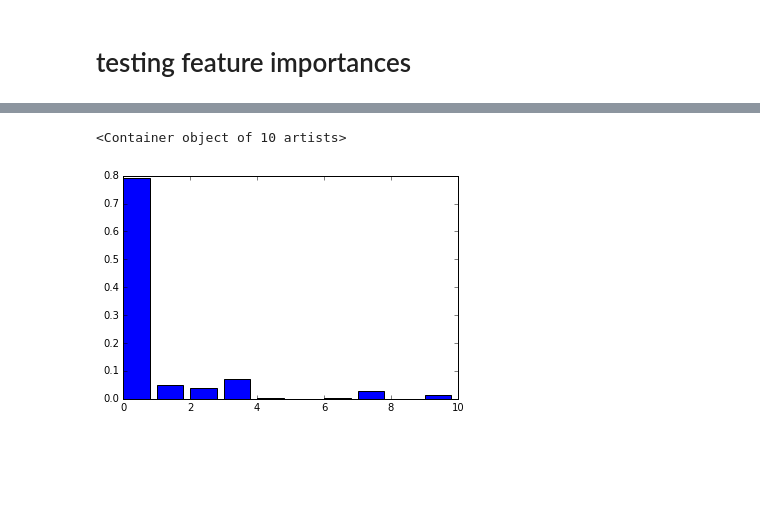
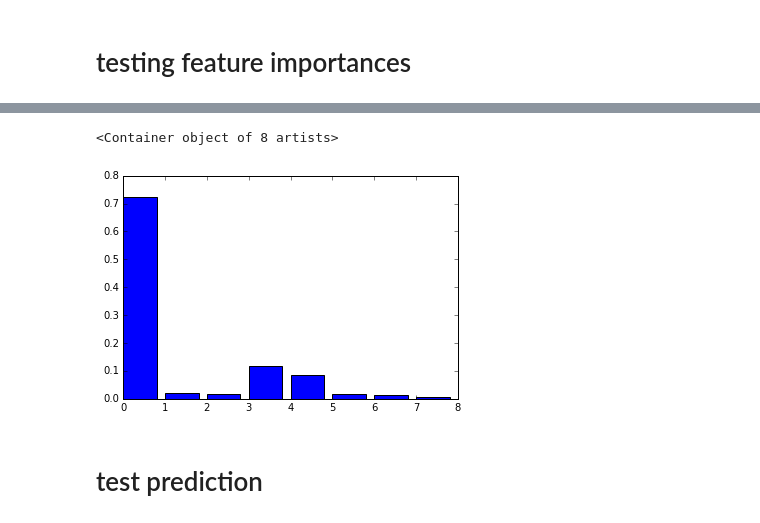
Before and after one commit to seitin/bimbo, a Jupyter notebook: initial_ml.ipynb, the cells around one changed output, grey strips where cells are left out. Saved outputs shown, nothing was run; the diff lists cells and outputs as text; code cells hidden in the pictures; blank space fills up the shorter version.

```diff
--- a/initial_ml.ipynb
+++ b/initial_ml.ipynb
@@ -315,9 +291,13 @@ def train(x, y):
 # %%
 # df.columns
 # %%
-rf = RandomForestRegressor(random_state=401)
+rf = RandomForestRegressor(
+    random_state=401, n_jobs=4,
+                          )
 
-for week in range(3,9):
+for week in range(3,10):
+#     week = 9
+    print('fitting week %s... ' % week,)
 #     df_week = pd.read_csv('input/train_week%s.csv' % week, usecols=['Demanda_uni_equil','Cliente_ID','Agencia_ID','Producto_ID','Ruta_SAK','Canal_ID'])
     for df_week in pd.read_csv('input/train_week%s.csv' % week,
                                usecols=['Demanda_uni_equil','Cliente_ID','Agencia_ID','Producto_ID','Ruta_SAK','Canal_ID'], chunksize=10000):
@@ -325,14 +305,13 @@ for week in range(3,9):
         df = aux[cols+['Demanda_uni_equil']]
         df = pd.get_dummies(df)
 
-        print('fitting week %s... ' % week,)
-        print(' ')
-        # for x in range(10000,df.shape[0]-10000,10000):
         df_partial = df
         x = df_partial.drop(['Demanda_uni_equil'], axis=1).values
         y = df_partial['Demanda_uni_equil'].values
         results = train(x,y)
-        print('mean result: ',np.mean(results))
+#         del df_week, aux, x, y, df_partial
+        print('mean result:',np.mean(results), 'std:',np.std(results))
+#         print(' ')
         break
     break
 # %% [output]
@@ -373,9 +401,9 @@ Index(['media_de_unidades_log', 'produto_popularidade_log', 'preco_medio_log',
       dtype='object')
 # %%
-plt.bar(range(0,10), height=rf.feature_importances_)
+plt.bar(range(0,8), height=rf.feature_importances_)
 # %% [output]
-<Container object of 10 artists>
+<Container object of 8 artists>
-[figure, old version]
+[figure, new version]
 # %%
 # aux.Demanda_uni_equil.value_counts().plot(kind='bar')
 # %%
@@ -384,0 +411,2 @@ df_test = initial_week_processing(df_test)
+# %% [markdown]
+# test prediction
```
Also changed, not shown: parts of 51 cells of this notebook.
